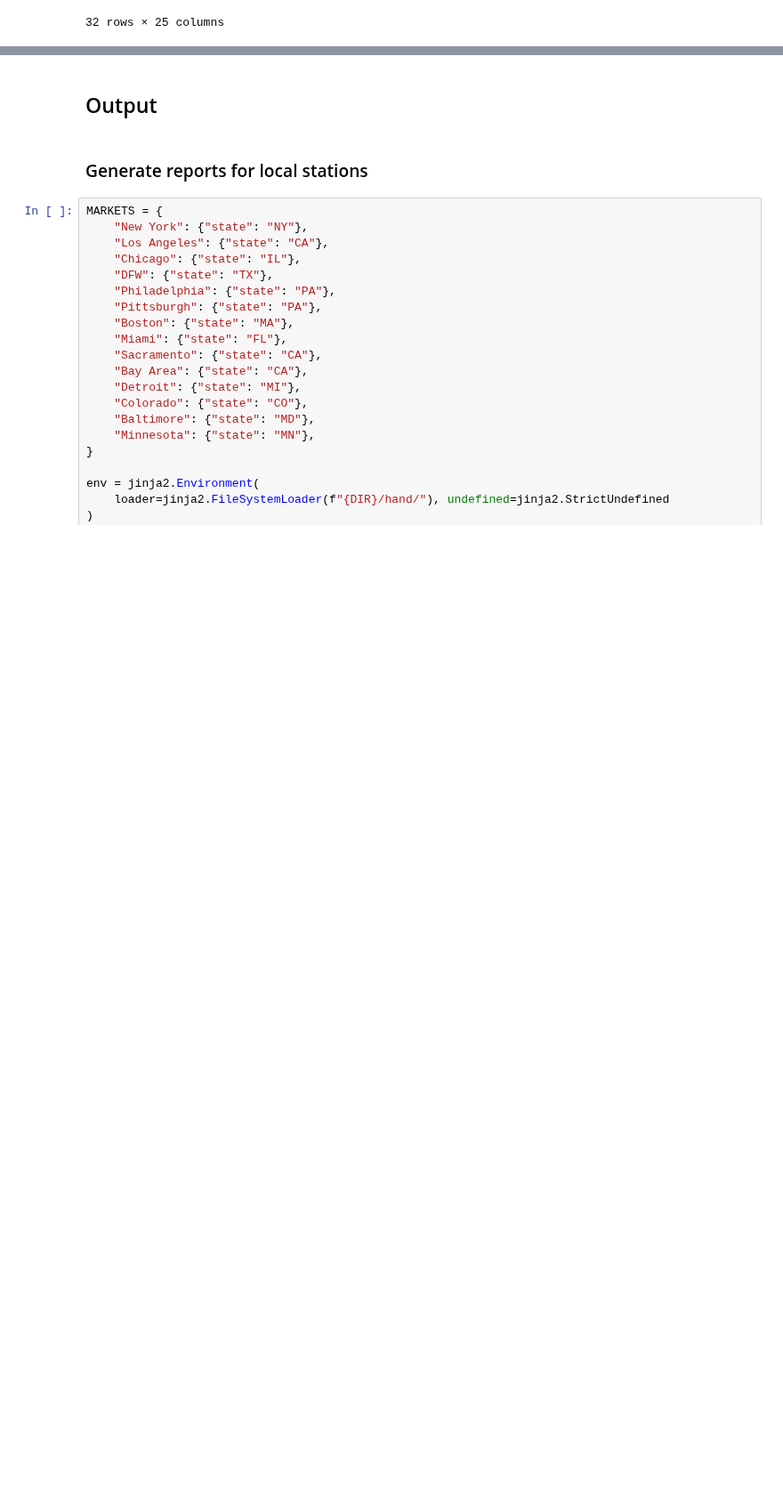
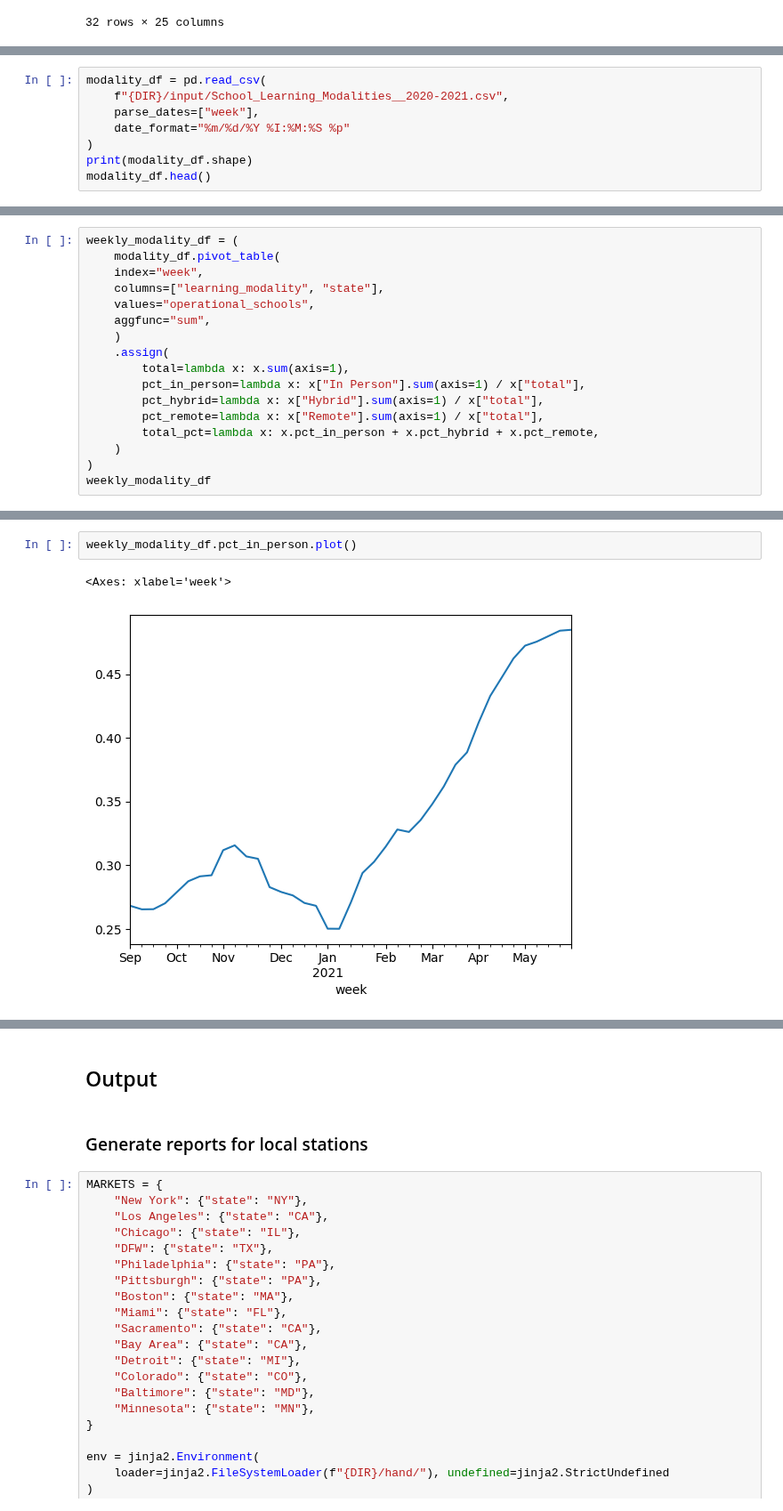
Before and after one commit to cbs-news-data/crdc-le-referral-data, a Jupyter notebook: notebooks/crdc_referrals_arrests/crdc_le_referrals_arrests.ipynb, the cells around one changed output, grey strips where cells are left out. Shown at 89% size. Drawn from its saved outputs; the diff is of its cells as text; blank space fills up the shorter version.

```diff
--- a/notebooks/crdc_referrals_arrests/crdc_le_referrals_arrests.ipynb
+++ b/notebooks/crdc_referrals_arrests/crdc_le_referrals_arrests.ipynb
@@ -525,0 +528,8 @@ df.query("LEA_STATE == 'TX' & total_arrests > 0")[["SCH_NAME", "total_enrollment
+# %%
+modality_df = pd.read_csv(
+    f"{DIR}/input/School_Learning_Modalities__2020-2021.csv",
+    parse_dates=["week"],
+    date_format="%m/%d/%Y %I:%M:%S %p"
+)
+print(modality_df.shape)
+modality_df.head()
@@ -525,0 +558,17 @@ df.query("LEA_STATE == 'TX' & total_arrests > 0")[["SCH_NAME", "total_enrollment
+# %%
+weekly_modality_df = (
+    modality_df.pivot_table(
+    index="week",
+    columns=["learning_modality", "state"],
+    values="operational_schools",
+    aggfunc="sum",
+    )
+    .assign(
+        total=lambda x: x.sum(axis=1),
+        pct_in_person=lambda x: x["In Person"].sum(axis=1) / x["total"],
+        pct_hybrid=lambda x: x["Hybrid"].sum(axis=1) / x["total"],
+        pct_remote=lambda x: x["Remote"].sum(axis=1) / x["total"],
+        total_pct=lambda x: x.pct_in_person + x.pct_hybrid + x.pct_remote,
+    )
+)
+weekly_modality_df
@@ -525,0 +596,5 @@ df.query("LEA_STATE == 'TX' & total_arrests > 0")[["SCH_NAME", "total_enrollment
+# %%
+weekly_modality_df.pct_in_person.plot()
+# %% [output]
+<Axes: xlabel='week'>
+[figure, added]
```
Also changed, not shown: parts of 9 cells of this notebook, 4 other files.
